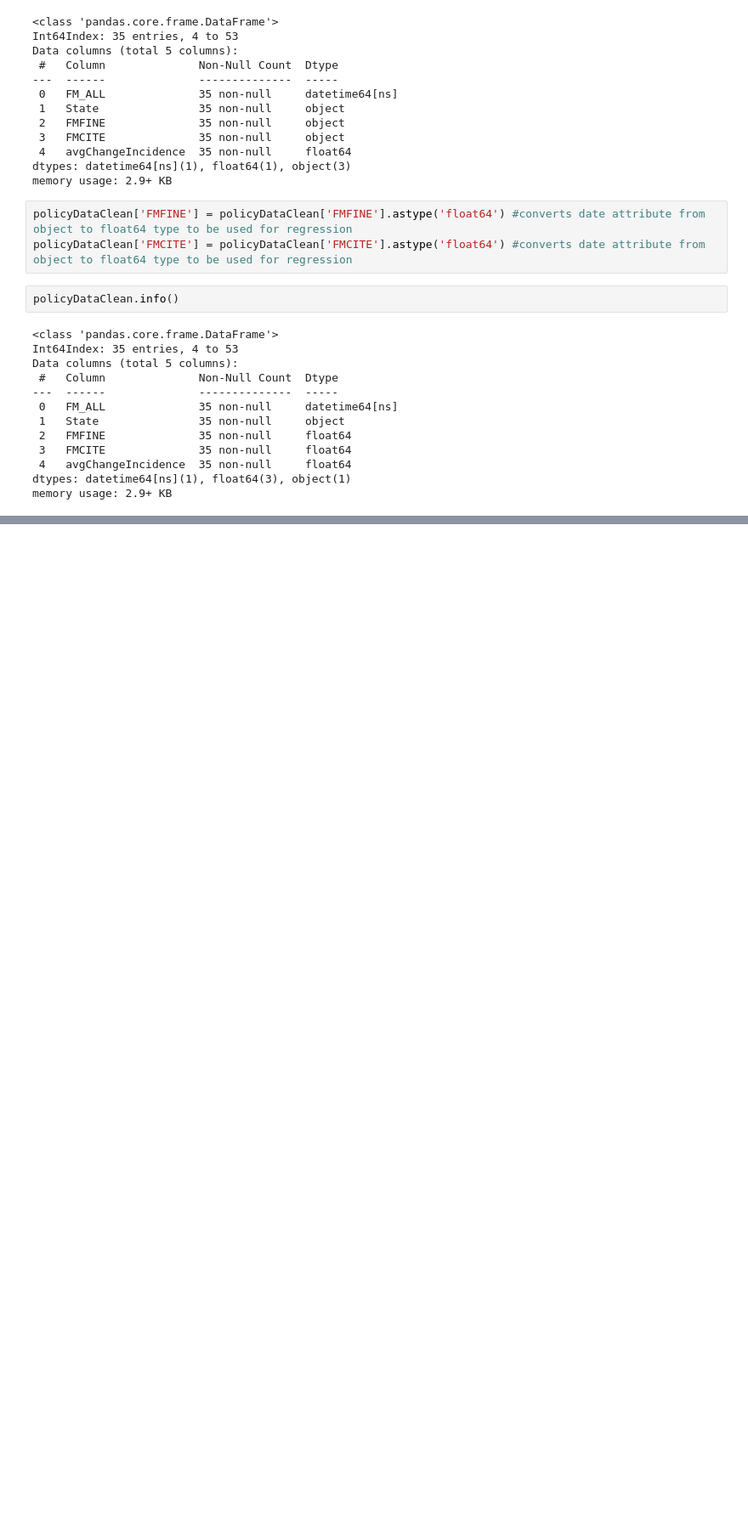
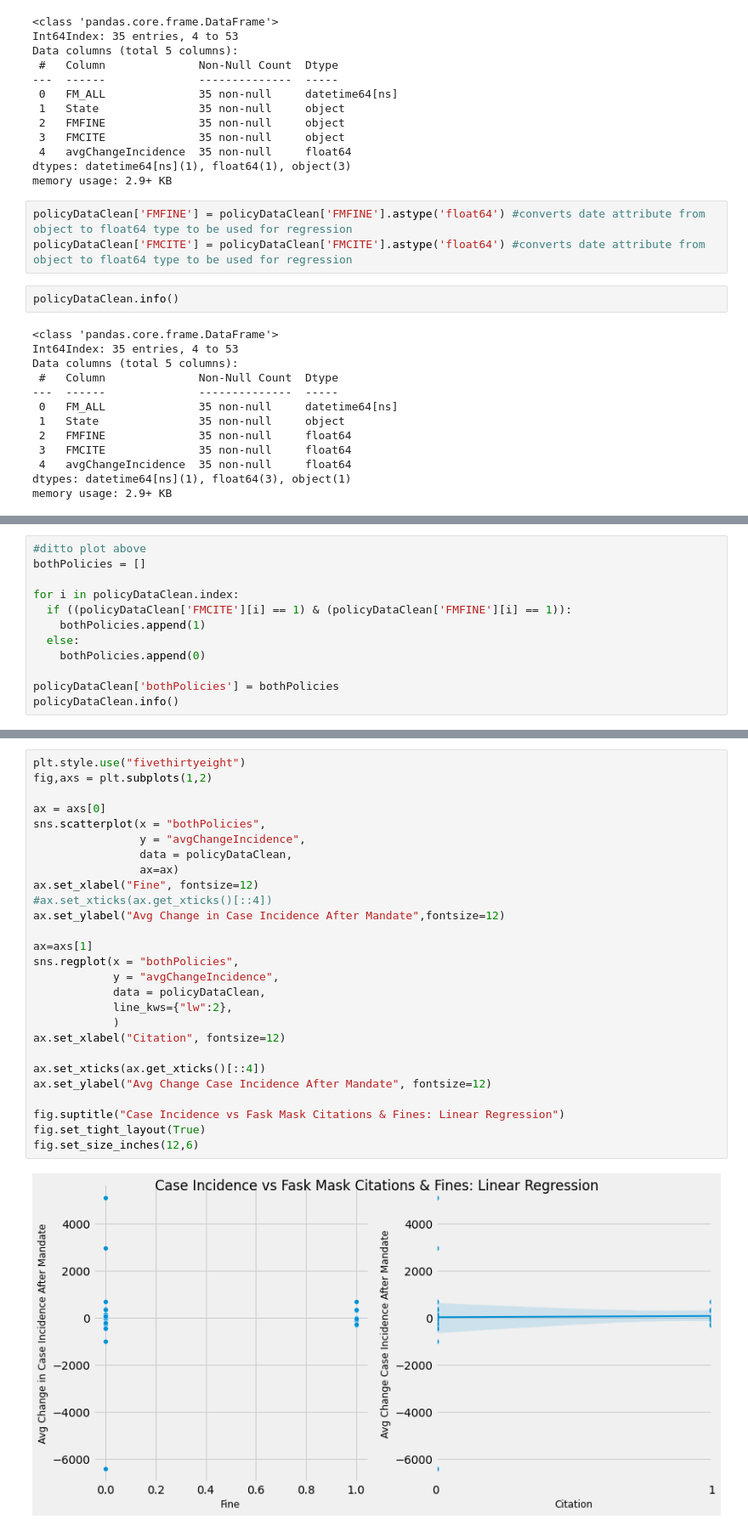
Before and after one commit to allicodi/bsta001_final, a Jupyter notebook: BSTA_001_Final.ipynb, the cells around one changed output, grey strips where cells are left out. Shown at 85% size. Cells and saved outputs as stored; diff of their text form; blank space fills up the shorter version.

```diff
--- a/BSTA_001_Final.ipynb
+++ b/BSTA_001_Final.ipynb
@@ -558,0 +604,12 @@ plt.show()
+# %%
+#ditto plot above
+bothPolicies = []
+
+for i in policyDataClean.index:
+  if ((policyDataClean['FMCITE'][i] == 1) & (policyDataClean['FMFINE'][i] == 1)):
+    bothPolicies.append(1)
+  else:
+    bothPolicies.append(0)
+
+policyDataClean['bothPolicies'] = bothPolicies
+policyDataClean.info()
@@ -558,0 +630,29 @@ plt.show()
+# %%
+plt.style.use("fivethirtyeight")
+fig,axs = plt.subplots(1,2)
+
+ax = axs[0]
+sns.scatterplot(x = "bothPolicies",
+                y = "avgChangeIncidence",
+                data = policyDataClean,
+                ax=ax)
+ax.set_xlabel("Fine", fontsize=12)
+#ax.set_xticks(ax.get_xticks()[::4])
+ax.set_ylabel("Avg Change in Case Incidence After Mandate",fontsize=12)
+
+ax=axs[1]
+sns.regplot(x = "bothPolicies",
+            y = "avgChangeIncidence",
+            data = policyDataClean,
+            line_kws={"lw":2},
+            )
+ax.set_xlabel("Citation", fontsize=12)
+
+ax.set_xticks(ax.get_xticks()[::4])
+ax.set_ylabel("Avg Change Case Incidence After Mandate", fontsize=12)
+
+fig.suptitle("Case Incidence vs Fask Mask Citations & Fines: Linear Regression")
+fig.set_tight_layout(True)
+fig.set_size_inches(12,6)
+# %% [output]
+[figure, added]
```
Also changed, not shown: parts of 10 cells of this notebook.
